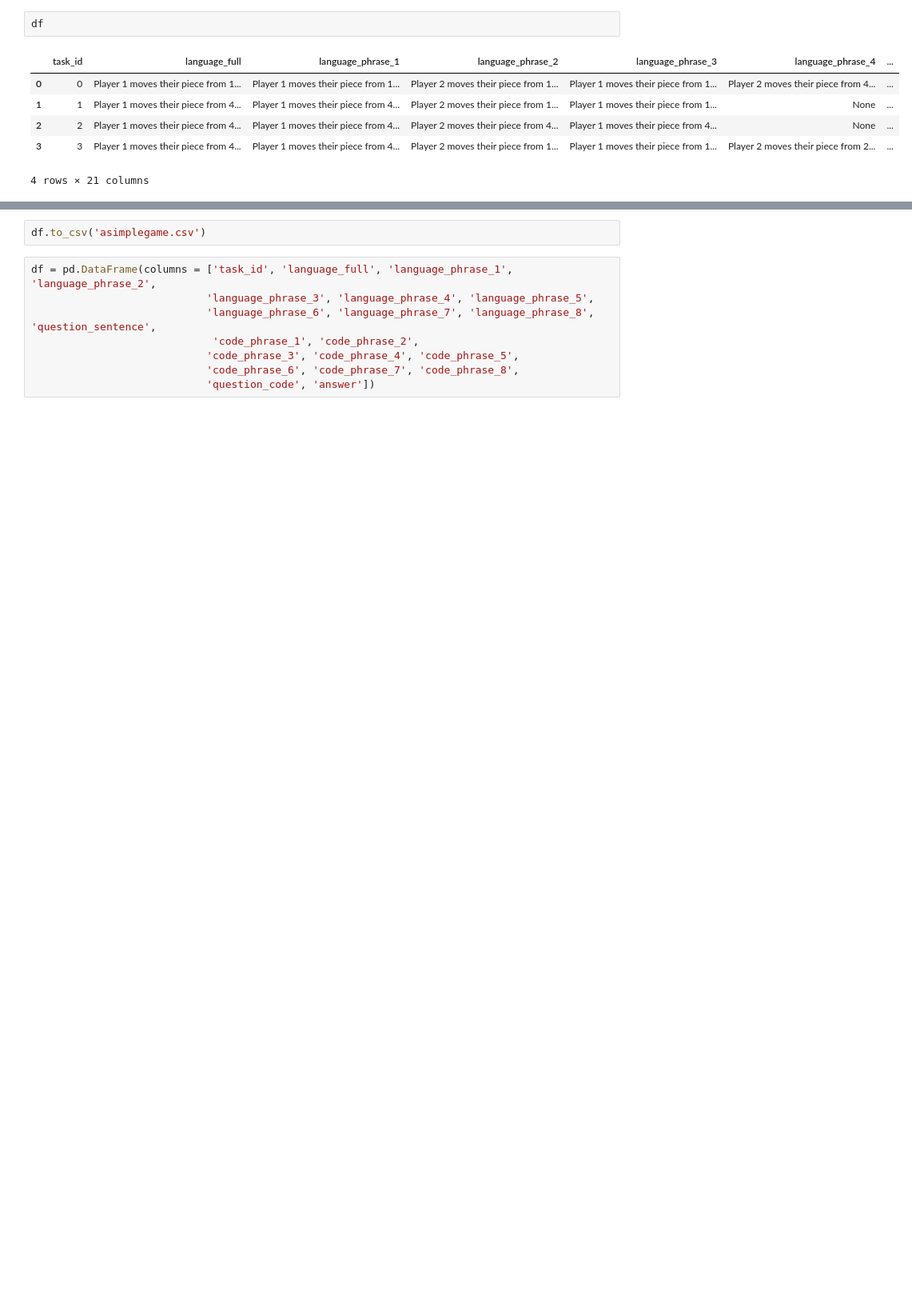
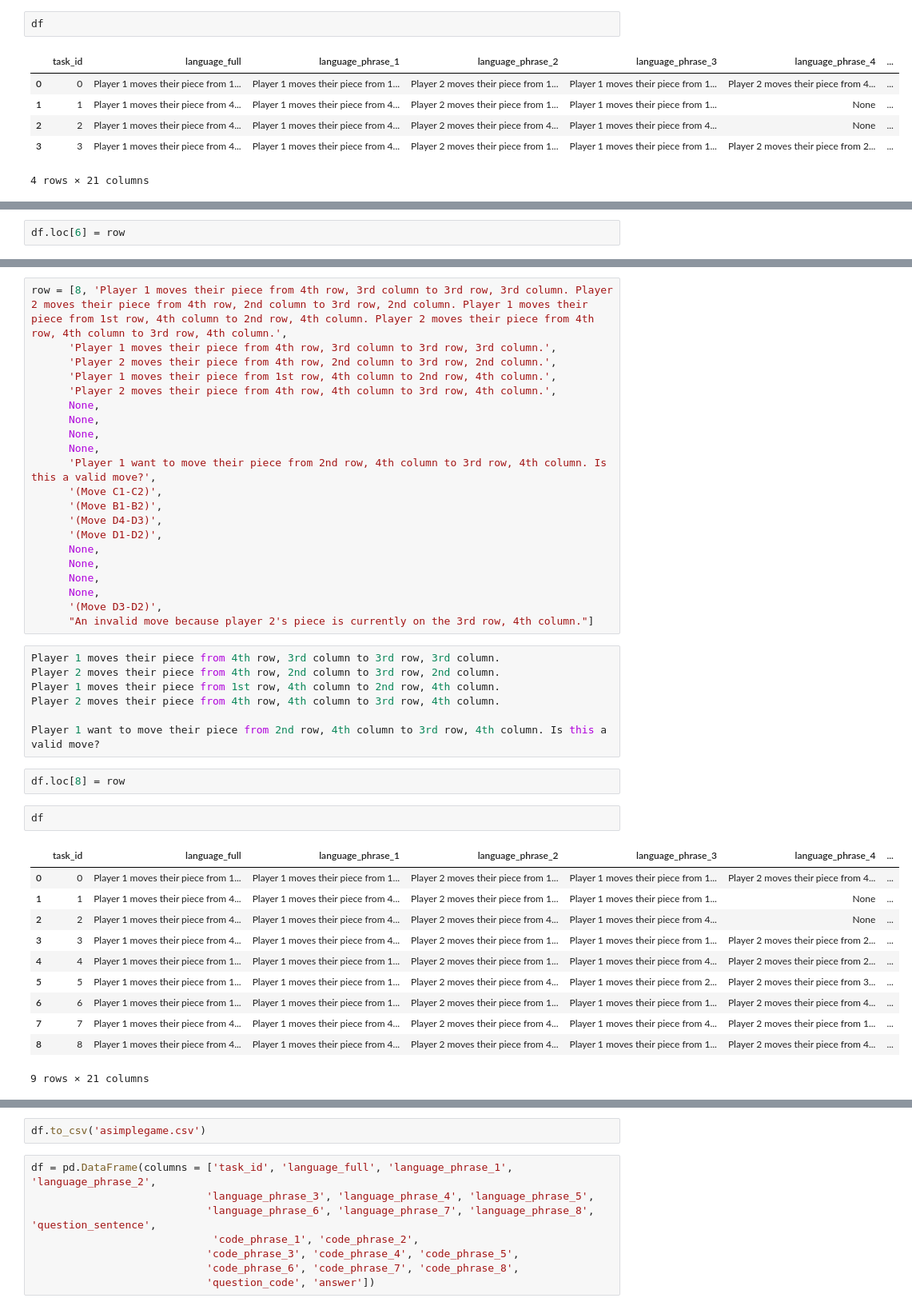
Before and after one commit to chiragfalor/6861-Project-2023, a Jupyter notebook: first_pipeline/data/game_condition_query/create.ipynb, the cells around one changed output, grey strips where cells are left out. Shown: that part at 80% size. Drawn from its saved outputs; the diff is of its cells as text; blank space fills up the shorter version.

```diff
--- a/first_pipeline/data/game_condition_query/create.ipynb
+++ b/first_pipeline/data/game_condition_query/create.ipynb
@@ -477,0 +587,2 @@ df
+# %%
+df.loc[6] = row
@@ -477,0 +644,44 @@ df
+# %%
+row = [8, 'Player 1 moves their piece from 4th row, 3rd column to 3rd row, 3rd column. Player 2 moves their piece from 4th row, 2nd column to 3rd row, 2nd column. Player 1 moves their piece from 1st row, 4th column to 2nd row, 4th column. Player 2 moves their piece from 4th row, 4th column to 3rd row, 4th column.',
+      'Player 1 moves their piece from 4th row, 3rd column to 3rd row, 3rd column.',
+      'Player 2 moves their piece from 4th row, 2nd column to 3rd row, 2nd column.',
+      'Player 1 moves their piece from 1st row, 4th column to 2nd row, 4th column.',
+      'Player 2 moves their piece from 4th row, 4th column to 3rd row, 4th column.',
+      None,
+      None,
+      None,
+      None,
+      'Player 1 want to move their piece from 2nd row, 4th column to 3rd row, 4th column. Is this a valid move?',
+      '(Move C1-C2)',
+      '(Move B1-B2)',
+      '(Move D4-D3)',
+      '(Move D1-D2)',
+      None,
+      None,
+      None,
+      None,
+      '(Move D3-D2)',
+      "An invalid move because player 2's piece is currently on the 3rd row, 4th column."]
+# %%
+Player 1 moves their piece from 4th row, 3rd column to 3rd row, 3rd column.
+Player 2 moves their piece from 4th row, 2nd column to 3rd row, 2nd column.
+Player 1 moves their piece from 1st row, 4th column to 2nd row, 4th column.
+Player 2 moves their piece from 4th row, 4th column to 3rd row, 4th column.
+
+Player 1 want to move their piece from 2nd row, 4th column to 3rd row, 4th column. Is this a valid move?
+# %%
+df.loc[8] = row
+# %%
+df
+# %% [output]
+|  | task_id | language_full | language_phrase_1 | language_phrase_2 | language_phrase_3 | language_phrase_4 | ... |
+| 0 | 0 | Player 1 moves their piece from 1... | Player 1 moves their piece from 1... | Player 2 moves their piece from 1... | Player 1 moves their piece from 1... | Player 2 moves their piece from 4... | ... |
+| 1 | 1 | Player 1 moves their piece from 4... | Player 1 moves their piece from 4... | Player 2 moves their piece from 1... | Player 1 moves their piece from 1... | None | ... |
+| 2 | 2 | Player 1 moves their piece from 4... | Player 1 moves their piece from 4... | Player 2 moves their piece from 4... | Player 1 moves their piece from 4... | None | ... |
+| 3 | 3 | Player 1 moves their piece from 4... | Player 1 moves their piece from 4... | Player 2 moves their piece from 1... | Player 1 moves their piece from 1... | Player 2 moves their piece from 2... | ... |
+| 4 | 4 | Player 1 moves their piece from 1... | Player 1 moves their piece from 1... | Player 2 moves their piece from 1... | Player 1 moves their piece from 4... | Player 2 moves their piece from 2... | ... |
+| 5 | 5 | Player 1 moves their piece from 1... | Player 1 moves their piece from 1... | Player 2 moves their piece from 4... | Player 1 moves their piece from 2... | Player 2 moves their piece from 3... | ... |
+| 6 | 6 | Player 1 moves their piece from 1... | Player 1 moves their piece from 1... | Player 2 moves their piece from 1... | Player 1 moves their piece from 1... | Player 2 moves their piece from 4... | ... |
+| 7 | 7 | Player 1 moves their piece from 4... | Player 1 moves their piece from 4... | Player 2 moves their piece from 4... | Player 1 moves their piece from 4... | Player 2 moves their piece from 1... | ... |
+| 8 | 8 | Player 1 moves their piece from 4... | Player 1 moves their piece from 4... | Player 2 moves their piece from 4... | Player 1 moves their piece from 1... | Player 2 moves their piece from 4... | ... |
+9 rows × 21 columns
```
Also changed, not shown: parts of 19 cells of this notebook, 1 other file.
